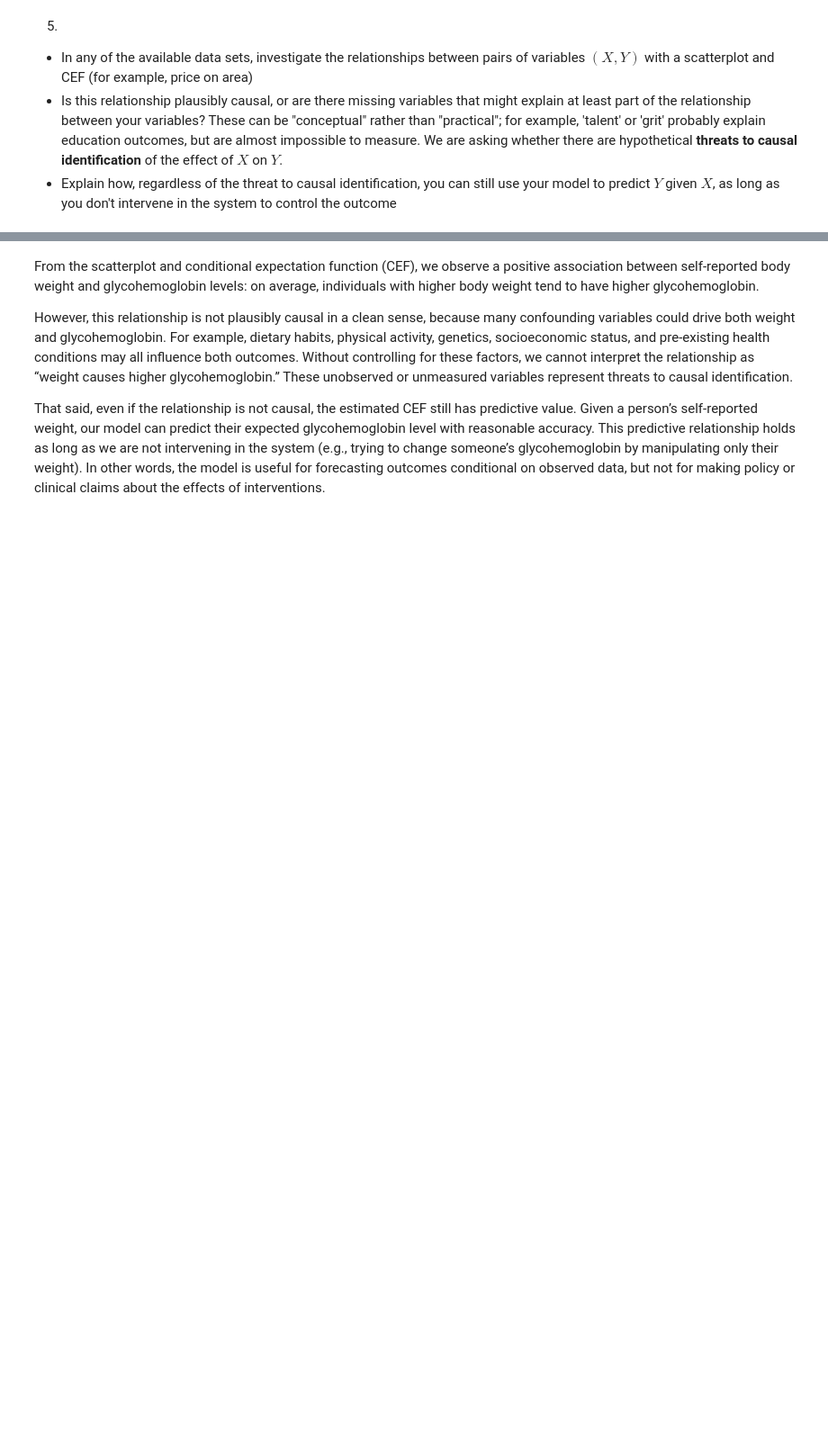
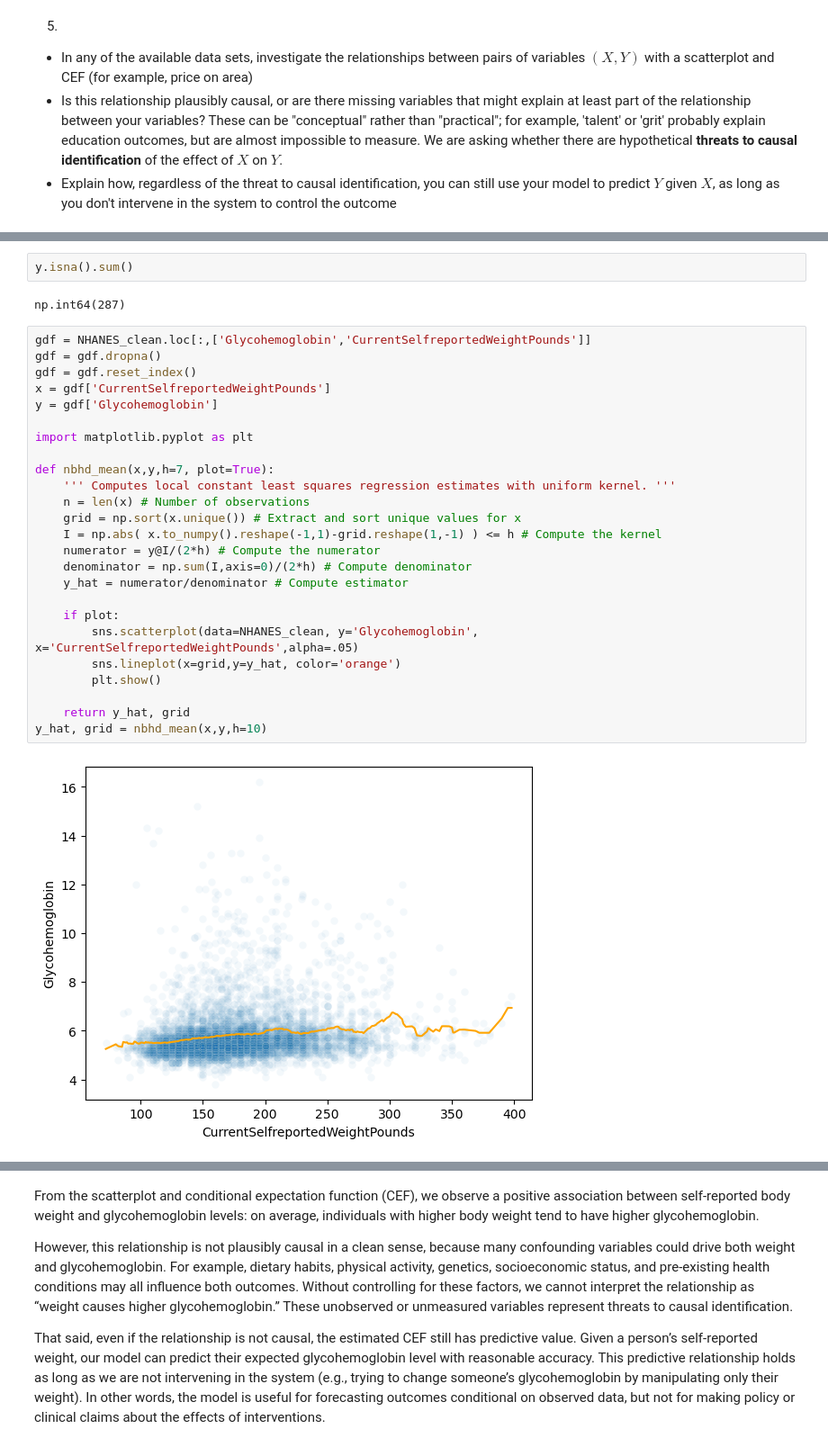
Before and after one commit to shawn01-kubo/DS-5030-Assignment3, a Jupyter notebook: assignment_3.ipynb, the cells around one changed output, grey strips where cells are left out. Shown at 90% size. Saved outputs shown, nothing was run; the diff lists cells and outputs as text; blank space fills up the shorter version.

```diff
--- a/assignment_3.ipynb
+++ b/assignment_3.ipynb
@@ -236,0 +237,31 @@ sns.lineplot(data=means, x='CurrentSelfreportedWeightPounds',y='Glycohemoglobin'
+# %%
+y.isna().sum()
+# %% [output]
+np.int64(287)
+# %%
+gdf = NHANES_clean.loc[:,['Glycohemoglobin','CurrentSelfreportedWeightPounds']]
+gdf = gdf.dropna()
+gdf = gdf.reset_index()
+x = gdf['CurrentSelfreportedWeightPounds']
+y = gdf['Glycohemoglobin']
+
+import matplotlib.pyplot as plt
+
+def nbhd_mean(x,y,h=7, plot=True):
+    ''' Computes local constant least squares regression estimates with uniform kernel. '''
+    n = len(x) # Number of observations
+    grid = np.sort(x.unique()) # Extract and sort unique values for x
+    I = np.abs( x.to_numpy().reshape(-1,1)-grid.reshape(1,-1) ) <= h # Compute the kernel
+    numerator = y@I/(2*h) # Compute the numerator
+    denominator = np.sum(I,axis=0)/(2*h) # Compute denominator
+    y_hat = numerator/denominator # Compute estimator
+
+    if plot:
+        sns.scatterplot(data=NHANES_clean, y='Glycohemoglobin', x='CurrentSelfreportedWeightPounds',alpha=.05)
+        sns.lineplot(x=grid,y=y_hat, color='orange')
+        plt.show()
+
+    return y_hat, grid
+y_hat, grid = nbhd_mean(x,y,h=10)
+# %% [output]
+[figure, added]
```
Also changed, not shown: parts of 5 cells of this notebook.
